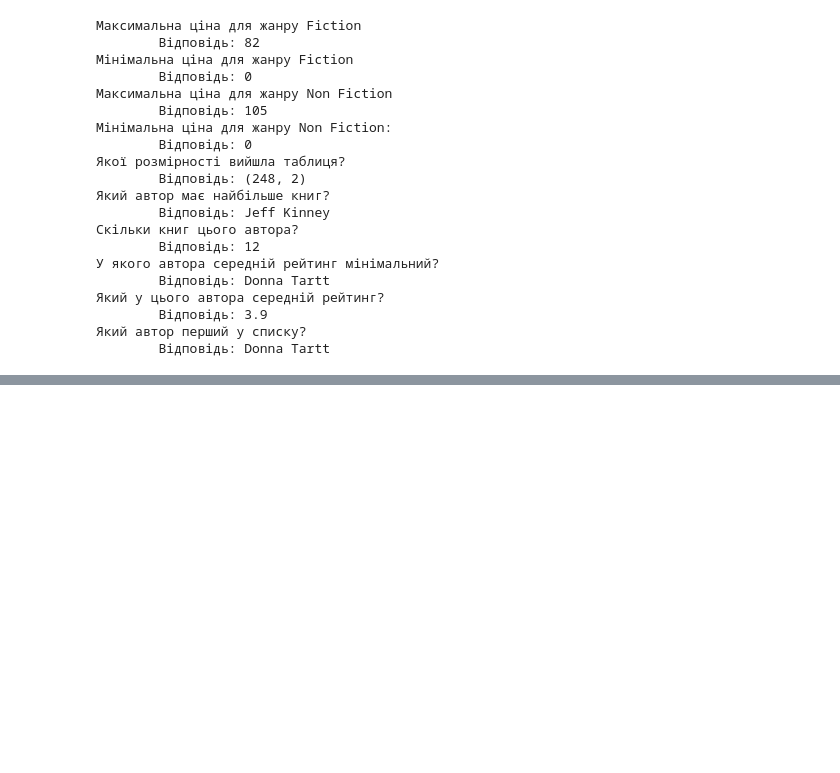
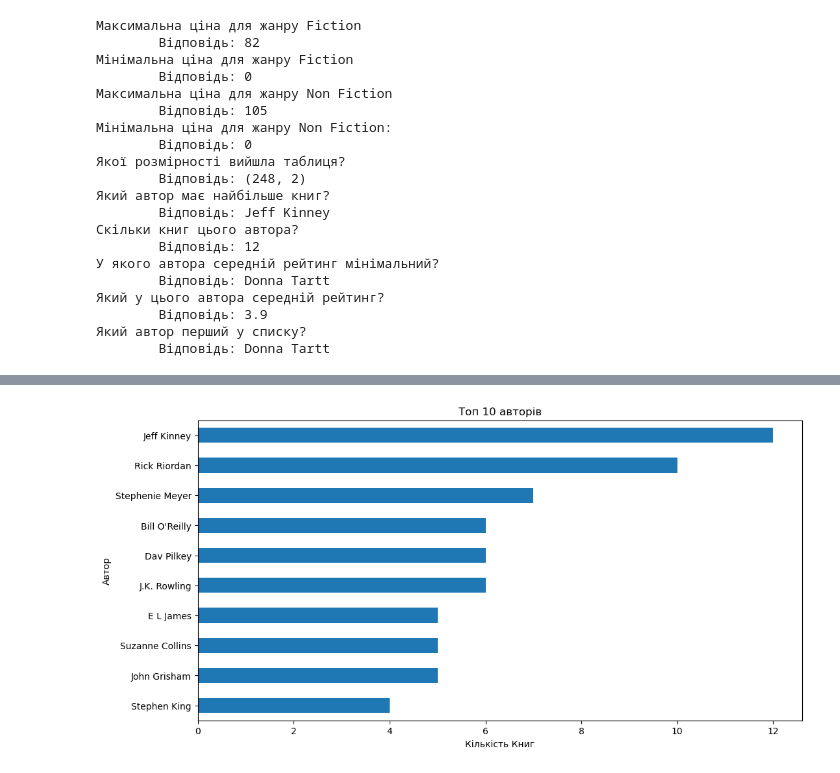
Before and after one commit to AlexanderSingaevsky/DataScience, a Jupyter notebook: Hw02/Hw2.3.ipynb, the cells around one changed output, grey strips where cells are left out. Drawn from its saved outputs; the diff is of its cells as text; code cells hidden in the pictures; blank space fills up the shorter version.

```diff
--- a/Hw02/Hw2.3.ipynb
+++ b/Hw02/Hw2.3.ipynb
@@ -323,0 +337,8 @@ print(f'Який автор перший у списку?\n\tВідповідь:
+# %%
+books_data["author"].value_counts()[:10].plot(kind= "barh",figsize =(12,6)).invert_yaxis()
+plt.title("Топ 10 авторів")
+plt.ylabel("Автор")
+plt.xlabel('Кількість Книг')
+plt.show()
+# %% [output]
+[figure, added]
```
Also changed, not shown: parts of 2 cells of this notebook.
